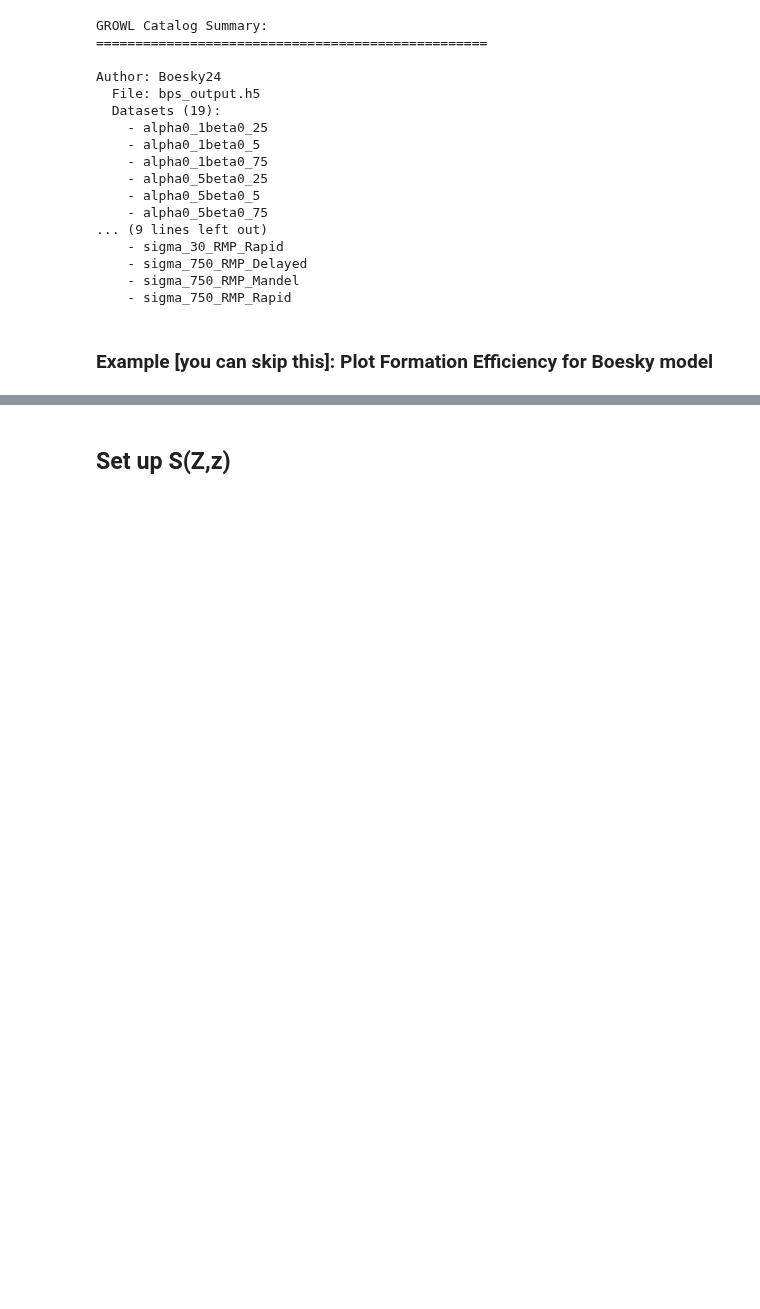
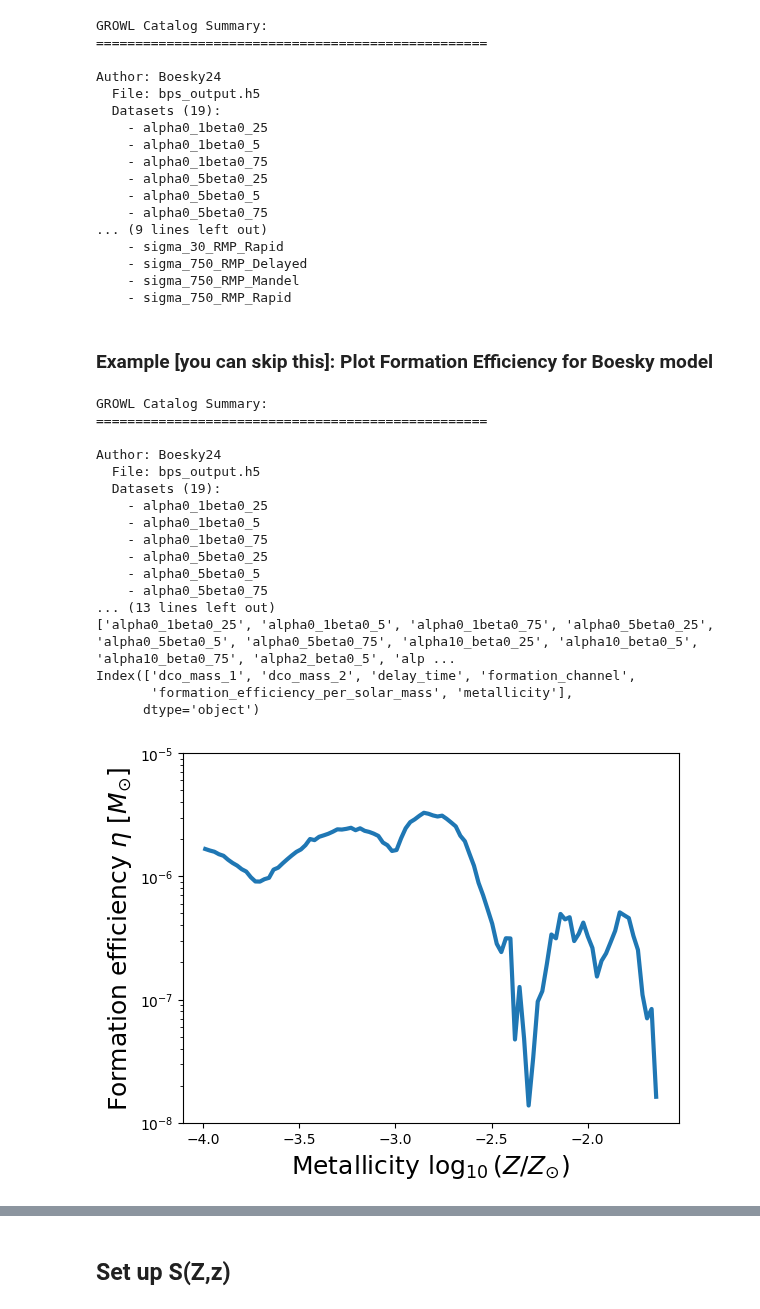
Before and after one commit to Aetherious/GROWL-catalog-public, a Jupyter notebook: CosmicIntegration/cosmic_integration_SSPC_S(Z,z)_COMPAS.ipynb, the cells around one changed output, grey strips where cells are left out. Saved outputs shown, nothing was run; the diff lists cells and outputs as text; code cells hidden in the pictures; blank space fills up the shorter version.

```diff
--- a/CosmicIntegration/cosmic_integration_SSPC_S(Z,z)_COMPAS.ipynb
+++ b/CosmicIntegration/cosmic_integration_SSPC_S(Z,z)_COMPAS.ipynb
@@ -50,7 +50,7 @@ Author: Boesky24
 # %%
 
 # Assuming you have the GROWL catalog from the previous artifact
-growl_catalog = build_growl_catalog()
+growl_catalog = build_growl_catalog(base_path='/Volumes/GROWL/GROWL_bps_compact/BBH/')
 #print GROWL catalog possible entries
 print_catalog_summary(growl_catalog)
 
@@ -61,31 +61,50 @@ print(boesky_dataset_list)
 
 
 full_path = get_file_path(growl_catalog, "Boesky24", dataset="alpha0_1beta0_5")
 df = pd.read_hdf(full_path, key="input_data")
 
 # Inspect the available columns
 print(df.columns)
 
 formation_efficiency_per_solar_mass = df['formation_efficiency_per_solar_mass'].values
 metallicities = df["metallicity"].values
 
 
 
 # make a plot
 
 fs=18
 
-hist, bin_edges = np.histogram(np.log10(metallicities/0.0142), weights=formation_efficiency_per_solar_mass, bins=50, density=True)
+hist, bin_edges = np.histogram(np.log10(metallicities), weights=formation_efficiency_per_solar_mass, bins=100, density=True)
 
 bin_centers = (bin_edges[0:-1] + bin_edges[1:])/2
 normalization = np.sum(formation_efficiency_per_solar_mass)
 
 plt.plot(bin_centers, hist*normalization, lw=3)
 
 
 plt.yscale('log')
 plt.ylim(10**-8, 10**-5)
 
 plt.ylabel(r'Formation efficiency $\eta \ [M_{\odot}]$', fontsize=fs)
 plt.xlabel(r'Metallicity $\log_{10}(Z/Z_{\odot})$', fontsize=fs)
 plt.show()
+# %% [output]
+GROWL Catalog Summary:
+==================================================
+
+Author: Boesky24
+  File: bps_output.h5
+  Datasets (19):
+    - alpha0_1beta0_25
+    - alpha0_1beta0_5
+    - alpha0_1beta0_75
+    - alpha0_5beta0_25
+    - alpha0_5beta0_5
+    - alpha0_5beta0_75
+... (13 lines left out)
+['alpha0_1beta0_25', 'alpha0_1beta0_5', 'alpha0_1beta0_75', 'alpha0_5beta0_25', 'alpha0_5beta0_5', 'alpha0_5beta0_75', 'alpha10_beta0_25', 'alpha10_beta0_5', 'alpha10_beta0_75', 'alpha2_beta0_5', 'alp ...
+Index(['dco_mass_1', 'dco_mass_2', 'delay_time', 'formation_channel',
+       'formation_efficiency_per_solar_mass', 'metallicity'],
+      dtype='object')
+[figure, added]
```
Also changed, not shown: parts of 6 cells of this notebook.
